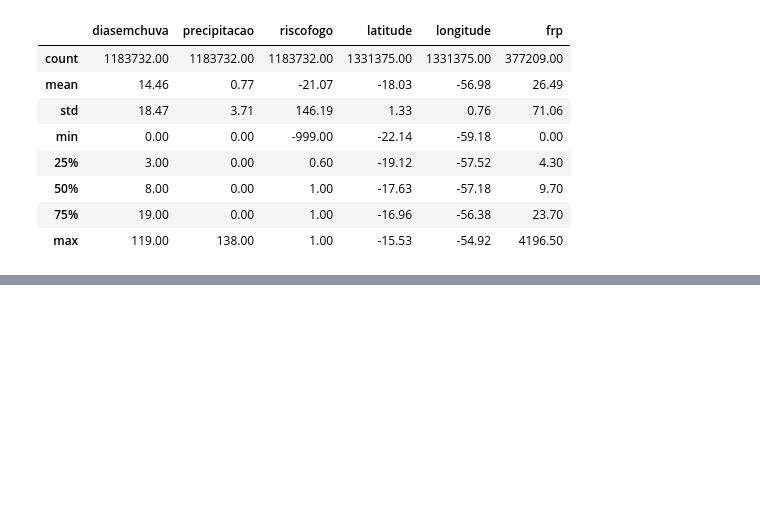
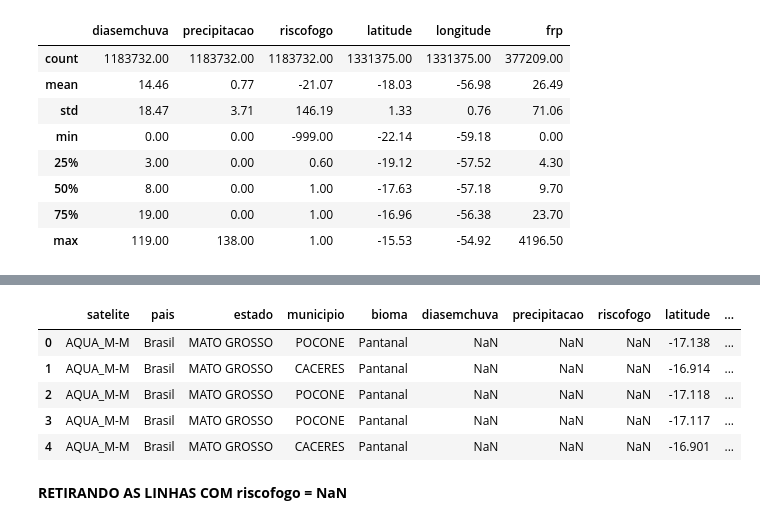
Before and after one commit to charlespimentel/PROJ_QUEIMA_BR, a Jupyter notebook: Inpe_12_21.ipynb, the cells around one changed output, grey strips where cells are left out. Saved outputs shown, nothing was run; the diff lists cells and outputs as text; code cells hidden in the pictures; blank space fills up the shorter version.

```diff
--- a/Inpe_12_21.ipynb
+++ b/Inpe_12_21.ipynb
@@ -51,0 +128,11 @@ df.describe().round(2) # Resume e descreve algumas operações gerais do Dataset
+# %%
+df.head(5)
+# %% [output]
+|  | satelite | pais | estado | municipio | bioma | diasemchuva | precipitacao | riscofogo | latitude | ... |
+| 0 | AQUA_M-M | Brasil | MATO GROSSO | POCONE | Pantanal | NaN | NaN | NaN | -17.138 | ... |
+| 1 | AQUA_M-M | Brasil | MATO GROSSO | CACERES | Pantanal | NaN | NaN | NaN | -16.914 | ... |
+| 2 | AQUA_M-M | Brasil | MATO GROSSO | POCONE | Pantanal | NaN | NaN | NaN | -17.118 | ... |
+| 3 | AQUA_M-M | Brasil | MATO GROSSO | POCONE | Pantanal | NaN | NaN | NaN | -17.117 | ... |
+| 4 | AQUA_M-M | Brasil | MATO GROSSO | CACERES | Pantanal | NaN | NaN | NaN | -16.901 | ... |
+# %% [markdown]
+**RETIRANDO AS LINHAS COM riscofogo = NaN**
```
Also changed, not shown: parts of 27 cells of this notebook.
